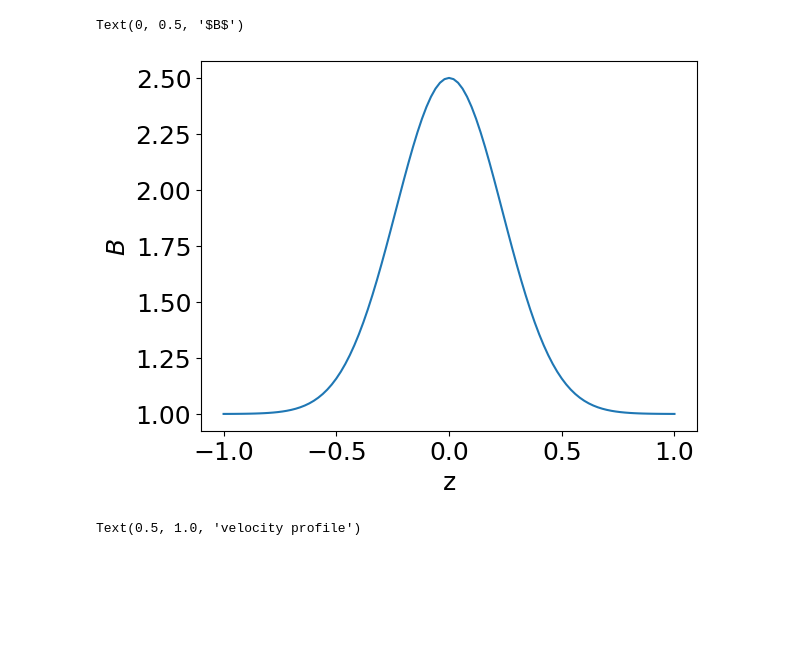
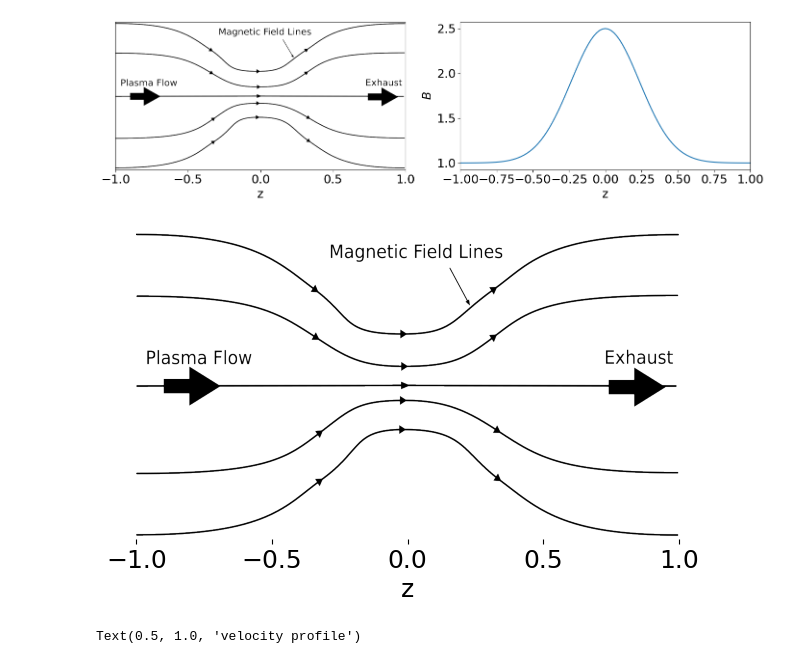
Before and after one commit to HuntFeng/magnetic-nozzle-spectral-instability, a Jupyter notebook: plotting.ipynb, the cells around one changed output. Drawn from its saved outputs; the diff is of its cells as text; code cells hidden in the pictures; blank space fills up the shorter version.

```diff
--- a/plotting.ipynb
+++ b/plotting.ipynb
@@ -7,20 +7,36 @@ import re
 # %%
 # magnetic field
 spectral = Spectral(101, "symmetric", "FD")
 params = Params(Mm=0.5, constant_v=False)
 B0 = params.B0
 R = params.R
 Bm = params.Bm
 Delta = params.Delta
-
 x = spectral.x
 B = B0*(1+R*np.exp(-(x/Delta)**2))
-plt.plot(x,B)
-plt.xlabel("z")
-plt.ylabel("$B$")
+fig, ax = plt.subplots(1,2,figsize=(14,4))
+img = plt.imread("thesis/img/introduction/magnetic-nozzle.png")
+ax[1].plot(x,B)
+ax[1].set_xlim([-1,1])
+ax[1].set_xlabel("z")
+ax[1].set_ylabel("$B$")
+ax[0].imshow(img, aspect="auto", extent=[-1,1,0,2])
+ax[0].set_xticks(ax[1].get_xticks())
+ax[0].set_yticks([])
+ax[0].set_xlabel("z")
+fig.tight_layout()
 # %% [output]
-Text(0, 0.5, '$B$')
-[figure, old version]
+[figure, new version]
+# %%
+img = plt.imread("thesis/img/introduction/magnetic-nozzle.png")
+plt.figure(figsize=(7,4))
+plt.imshow(img,extent=[-1,1,0,2],aspect="auto")
+plt.yticks([])
+plt.xticks([-1.0,-0.5,0.0,0.5,1.0])
+plt.xlabel("z")
+plt.box(False)
+# %% [output]
+[figure, added]
 # %%
 params_list = [
     Params(Mm=0.1, constant_v=False),
```
Also changed, not shown: 41 other files.
